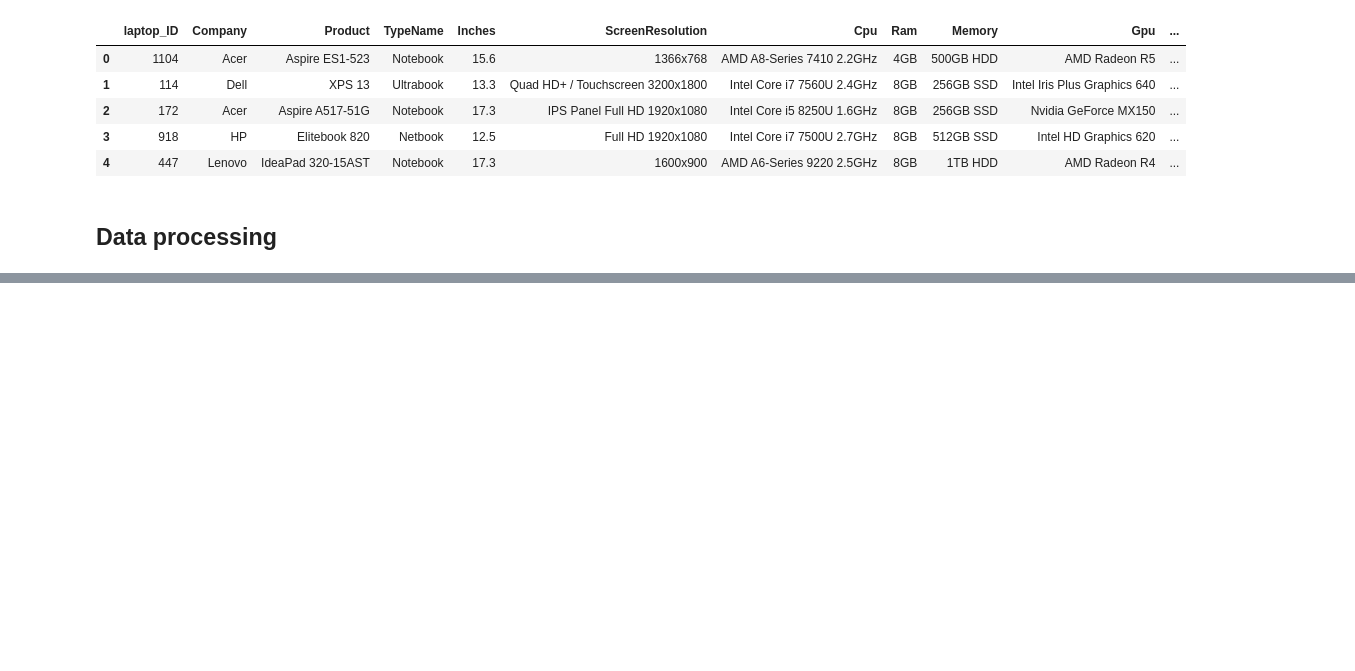
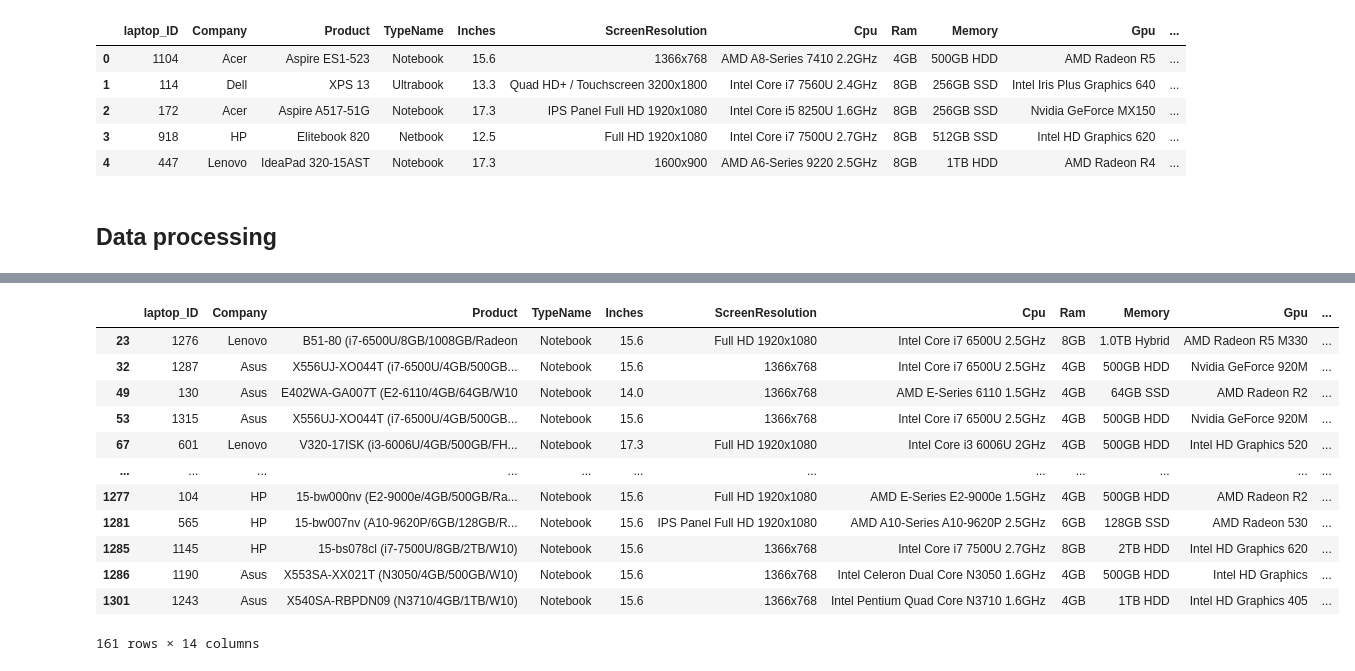
Before and after one commit to angelrodnah/DS_PT_09_2023, a Jupyter notebook: Machine_Learning/1-Supervisado/1-Regression/Kaggle1/Kaggle_ARN.ipynb, the cells around one changed output, grey strips where cells are left out. Drawn from its saved outputs; the diff is of its cells as text; code cells hidden in the pictures; blank space fills up the shorter version.

```diff
--- a/Machine_Learning/1-Supervisado/1-Regression/Kaggle1/Kaggle_ARN.ipynb
+++ b/Machine_Learning/1-Supervisado/1-Regression/Kaggle1/Kaggle_ARN.ipynb
@@ -12,6 +25,7 @@ import re
 # %%
 ### Para que funcione necesitas bajarte los archivos de datos de Kaggle
 train = pd.read_csv("data/train.csv")
+test= pd.read_csv("data/test.csv")
 # %% [markdown]
 ## Data exploration
 # %%
@@ -39,0 +58,6 @@ memory usage: 92.8+ KB
+# %%
+# Concat train & test to df
+train['source'] = 'train'
+test['source'] = 'test'
+df = pd.concat([train, test], axis=0).reset_index(drop=True)
+df.info()
@@ -220,0 +118,17 @@ Disk2=train['Memory'].apply(lambda x: x[1].split() if x[1] else None)
+# %%
+# Hay que limpiar el campo. Tiene mezcla de otros campos.
+df[df['Product'].str.contains('\(')]
+# %% [output]
+|  | laptop_ID | Company | Product | TypeName | Inches | ScreenResolution | Cpu | Ram | Memory | Gpu | ... |
+| 23 | 1276 | Lenovo | B51-80 (i7-6500U/8GB/1008GB/Radeon | Notebook | 15.6 | Full HD 1920x1080 | Intel Core i7 6500U 2.5GHz | 8GB | 1.0TB Hybrid | AMD Radeon R5 M330 | ... |
+| 32 | 1287 | Asus | X556UJ-XO044T (i7-6500U/4GB/500GB... | Notebook | 15.6 | 1366x768 | Intel Core i7 6500U 2.5GHz | 4GB | 500GB HDD | Nvidia GeForce 920M | ... |
+| 49 | 130 | Asus | E402WA-GA007T (E2-6110/4GB/64GB/W10 | Notebook | 14.0 | 1366x768 | AMD E-Series 6110 1.5GHz | 4GB | 64GB SSD | AMD Radeon R2 | ... |
+| 53 | 1315 | Asus | X556UJ-XO044T (i7-6500U/4GB/500GB... | Notebook | 15.6 | 1366x768 | Intel Core i7 6500U 2.5GHz | 4GB | 500GB HDD | Nvidia GeForce 920M | ... |
+| 67 | 601 | Lenovo | V320-17ISK (i3-6006U/4GB/500GB/FH... | Notebook | 17.3 | Full HD 1920x1080 | Intel Core i3 6006U 2GHz | 4GB | 500GB HDD | Intel HD Graphics 520 | ... |
+| ... | ... | ... | ... | ... | ... | ... | ... | ... | ... | ... | ... |
+| 1277 | 104 | HP | 15-bw000nv (E2-9000e/4GB/500GB/Ra... | Notebook | 15.6 | Full HD 1920x1080 | AMD E-Series E2-9000e 1.5GHz | 4GB | 500GB HDD | AMD Radeon R2 | ... |
+| 1281 | 565 | HP | 15-bw007nv (A10-9620P/6GB/128GB/R... | Notebook | 15.6 | IPS Panel Full HD 1920x1080 | AMD A10-Series A10-9620P 2.5GHz | 6GB | 128GB SSD | AMD Radeon 530 | ... |
+| 1285 | 1145 | HP | 15-bs078cl (i7-7500U/8GB/2TB/W10) | Notebook | 15.6 | 1366x768 | Intel Core i7 7500U 2.7GHz | 8GB | 2TB HDD | Intel HD Graphics 620 | ... |
+| 1286 | 1190 | Asus | X553SA-XX021T (N3050/4GB/500GB/W10) | Notebook | 15.6 | 1366x768 | Intel Celeron Dual Core N3050 1.6GHz | 4GB | 500GB HDD | Intel HD Graphics | ... |
+| 1301 | 1243 | Asus | X540SA-RBPDN09 (N3710/4GB/1TB/W10) | Notebook | 15.6 | 1366x768 | Intel Pentium Quad Core N3710 1.6GHz | 4GB | 1TB HDD | Intel HD Graphics 405 | ... |
+161 rows × 14 columns
```
Also changed, not shown: parts of 161 cells of this notebook, 9 other files.
